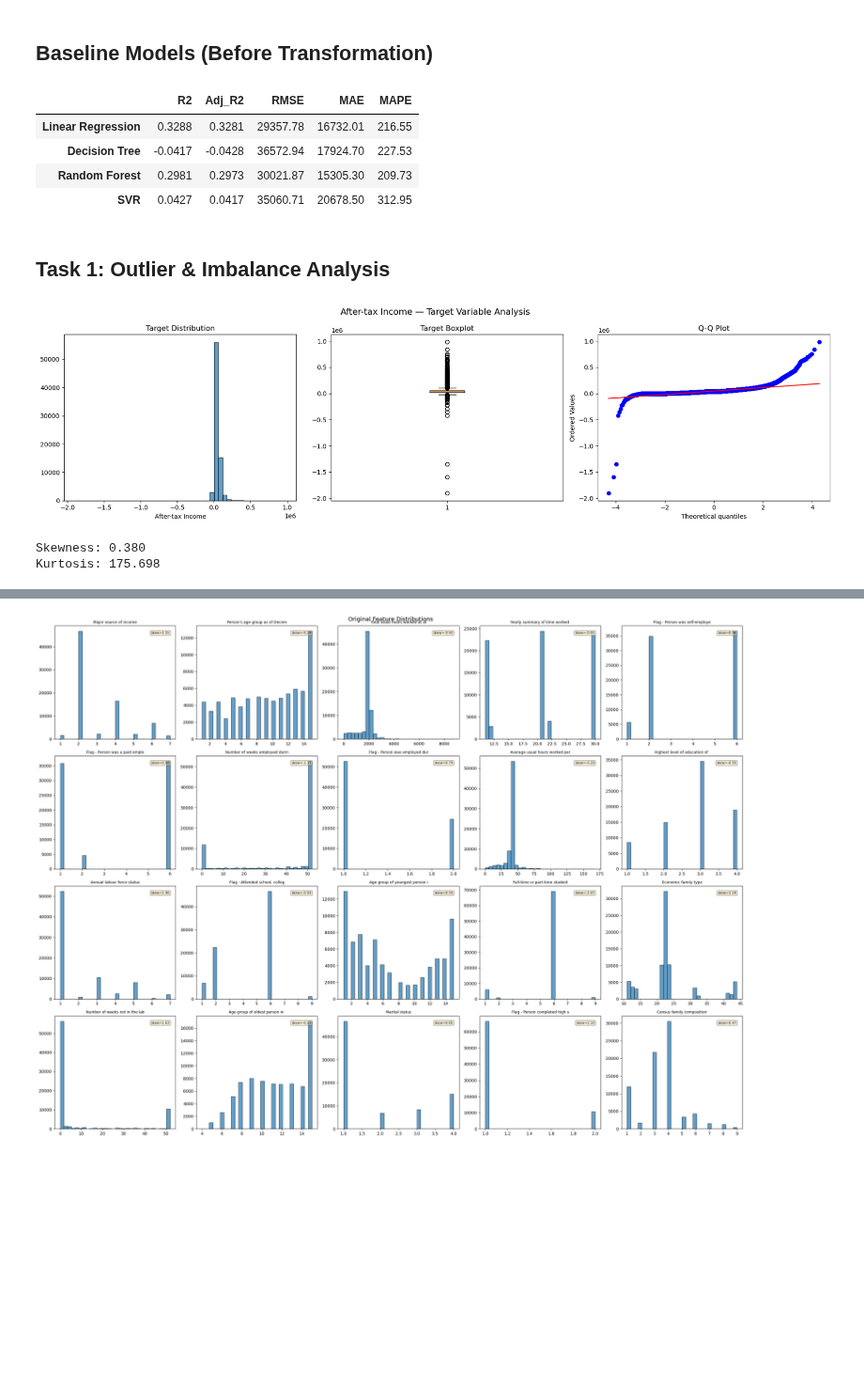
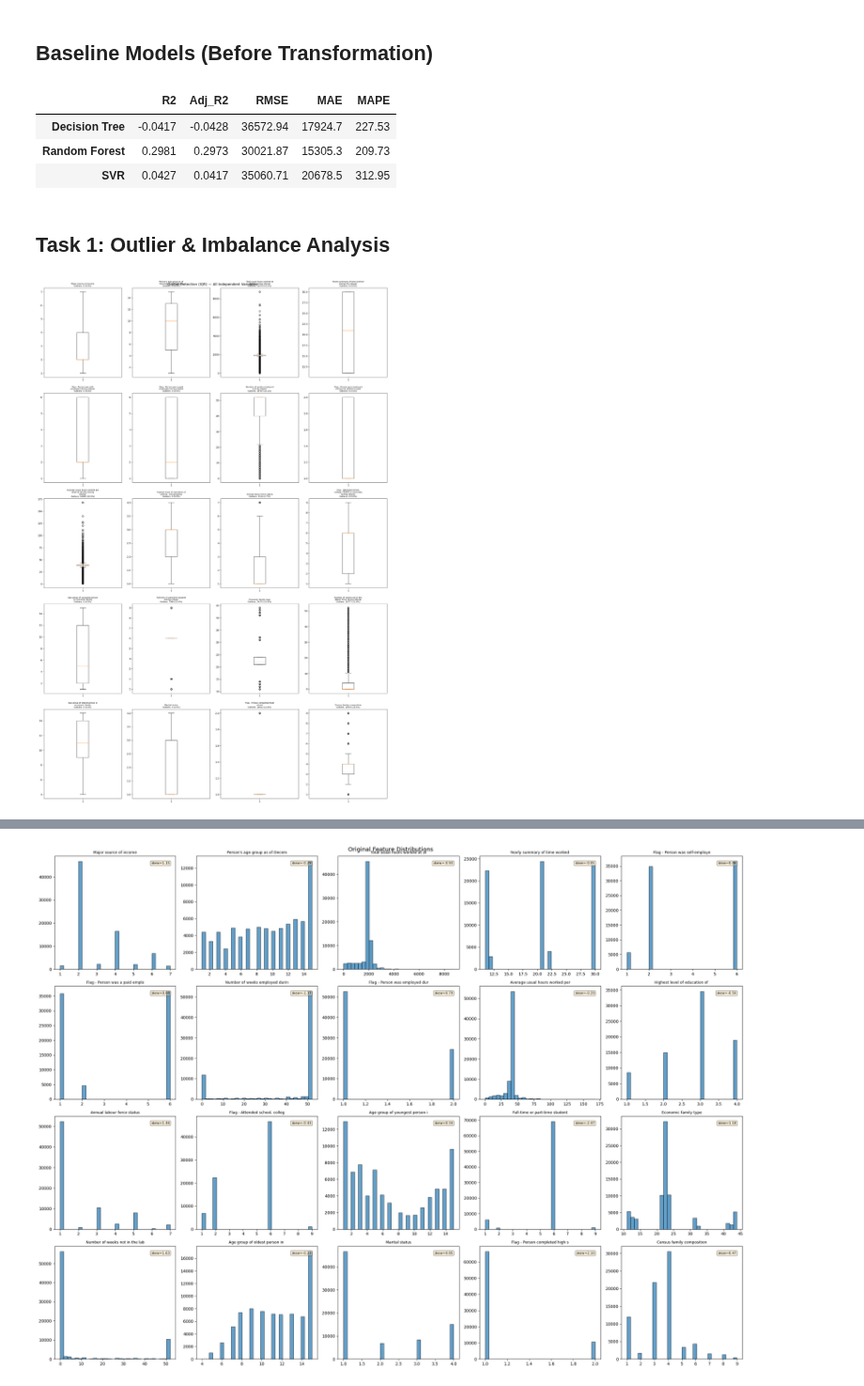
Before and after one commit to GetMeoutt/P2-Deliverable-2, a Jupyter notebook: Deliverable2.ipynb, the cells around one changed output, grey strips where cells are left out. Shown at 94% size. Drawn from its saved outputs; the diff is of its cells as text; code cells hidden in the pictures; blank space fills up the shorter version.

```diff
--- a/Deliverable2.ipynb
+++ b/Deliverable2.ipynb
@@ -77,7 +76,6 @@ X_train_scaled = pd.DataFrame(scaler_baseline.fit_transform(X_train), columns=X_
 X_test_scaled = pd.DataFrame(scaler_baseline.transform(X_test), columns=X_test.columns, index=X_test.index)
 
 baseline_models = {
-    'Linear Regression': (LinearRegression(), X_train, X_test),
     'Decision Tree': (DecisionTreeRegressor(random_state=42), X_train, X_test),
     'Random Forest': (RandomForestRegressor(n_estimators=100, random_state=42), X_train, X_test),
     'SVR': (SVR(), X_train_scaled, X_test_scaled),
@@ -93,36 +91,31 @@ baseline_df = pd.DataFrame(baseline_results).T
 baseline_df
 # %% [output]
 |  | R2 | Adj_R2 | RMSE | MAE | MAPE |
-| Linear Regression | 0.3288 | 0.3281 | 29357.78 | 16732.01 | 216.55 |
-| Decision Tree | -0.0417 | -0.0428 | 36572.94 | 17924.70 | 227.53 |
-| Random Forest | 0.2981 | 0.2973 | 30021.87 | 15305.30 | 209.73 |
-| SVR | 0.0427 | 0.0417 | 35060.71 | 20678.50 | 312.95 |
+| Decision Tree | -0.0417 | -0.0428 | 36572.94 | 17924.7 | 227.53 |
+| Random Forest | 0.2981 | 0.2973 | 30021.87 | 15305.3 | 209.73 |
+| SVR | 0.0427 | 0.0417 | 35060.71 | 20678.5 | 312.95 |
 # %% [markdown]
 ## Task 1: Outlier & Imbalance Analysis
 # %%
-# Target distribution
-fig, axes = plt.subplots(1, 3, figsize=(18, 5))
+# Identifying outliers across all independent variables — Boxplots
+import textwrap
 
-axes[0].hist(y_train, bins=50, edgecolor='black', alpha=0.7)
-axes[0].set_title('Target Distribution')
-axes[0].set_xlabel('After-tax Income')
-
-axes[1].boxplot(y_train, vert=True)
-axes[1].set_title('Target Boxplot')
-
-stats.probplot(y_train, plot=axes[2])
-axes[2].set_title('Q-Q Plot')
-
-plt.suptitle('After-tax Income — Target Variable Analysis', fontsize=14)
+fig, axes = plt.subplots(5, 4, figsize=(20, 30))
+for i, col in enumerate(features):
+    ax = axes[i // 4][i % 4]
+    ax.boxplot(X_train[col].dropna(), vert=True)
+    q1 = X_train[col].quantile(0.25)
+    q3 = X_train[col].quantile(0.75)
+    iqr = q3 - q1
+    n_out = ((X_train[col] < q1 - 1.5*iqr) | (X_train[col] > q3 + 1.5*iqr)).sum()
+    pct = n_out / len(X_train) * 100
+    wrapped = textwrap.fill(col, width=30)
+    ax.set_title(f'{wrapped}\nOutliers: {n_out} ({pct:.1f}%)', fontsize=8)
+plt.suptitle('Outlier Detection (IQR) — All Independent Variables', fontsize=14)
 plt.tight_layout()
 plt.show()
-
-print(f'Skewness: {y_train.skew():.3f}')
-print(f'Kurtosis: {y_train.kurtosis():.3f}')
 # %% [output]
-[figure, old version]
+[figure, new version]
-Skewness: 0.380
-Kurtosis: 175.698
 # %%
 # Feature outlier summary (IQR method)
 outlier_summary = []
```
Also changed, not shown: parts of 11 cells of this notebook, 1 other file.
